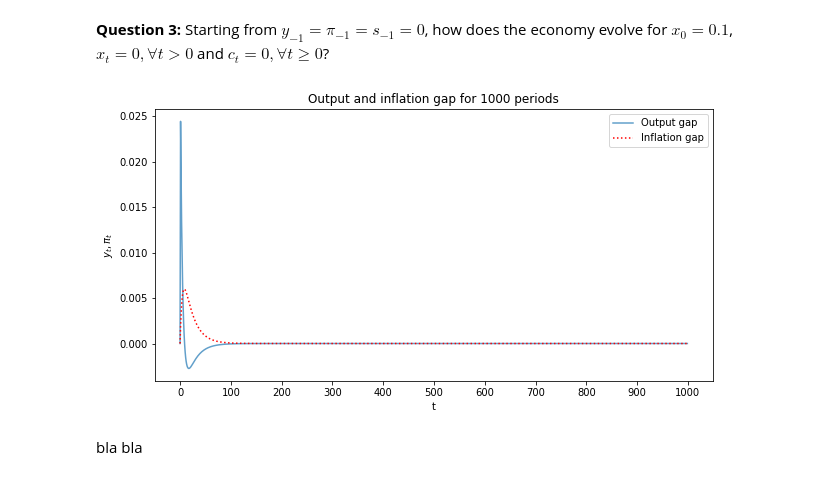
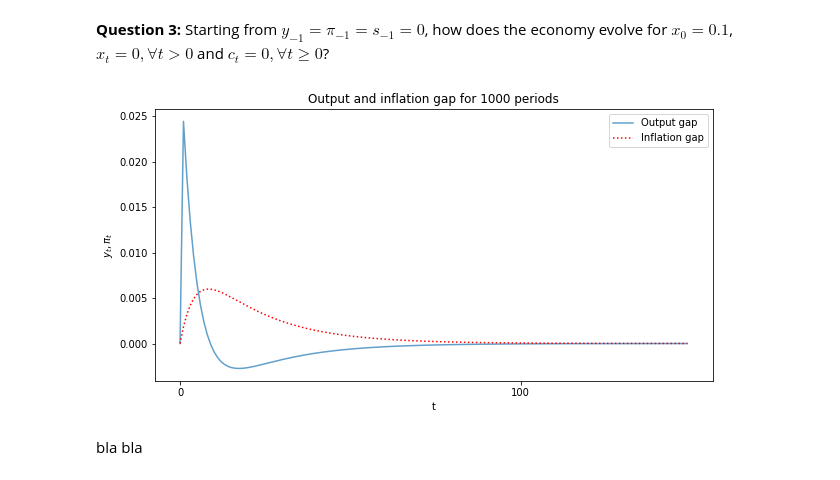
Before and after one commit to NumEconCopenhagen/projects-2019-wms, a Jupyter notebook: examproject/exam_2019.ipynb, the cells around one changed output. Drawn from its saved outputs; the diff is of its cells as text; code cells hidden in the pictures.

```diff
--- a/examproject/exam_2019.ipynb
+++ b/examproject/exam_2019.ipynb
@@ -367,18 +367,18 @@ sm.init_printing(use_unicode=True) # for pretty printing
 ##### Define the parameters and the functions
 # %%
 # Define the parameters and the functions
-pi = sm.symbols('\pi_t')
+pi = sm.symbols('pi')
 gamma = par['gamma']
 phi = par['phi']
-y = sm.symbols('y_t')
-y_lag = sm.symbols('y_{t-1}')
-pi_lag = sm.symbols('\pi_{t-1}')
-s = sm.symbols('s_t')
-s_lag = sm.symbols('s_{t-1}')
+y = sm.symbols('y')
+y_lag = sm.symbols('y_lag')
+pi_lag = sm.symbols('pi_lag')
+s = sm.symbols('s')
+s_lag = sm.symbols('s_lag')
 alpha = par['alpha']
 h = par['h']
 b = par['b']
-v = sm.symbols('v_t')
+v = sm.symbols('v')
 # %% [markdown]
 ##### Define AD and SRAS
 We now define AD and SRAS as stated in the problem.
@@ -528,7 +528,7 @@ omega = par['omega']
 sm.init_printing(pretty_print=False)
 # %%
 #Range to simulate over
-t = range(0, 1000, 1)
+t = range(0, 150, 1)
 # %%
 #Demand shocks
 x = [0 for i in t]
@@ -550,23 +550,23 @@ for i in range(1, max(t)+1):
 output = [0]
 inflation = [0]
 
-for i, j, k in zip(v, s, range(0, 999)):
+for i, j, k in zip(v, s, range(0, 149)):
     output.append(y_eq_func(pi_lag = inflation[k], s = j, v = i))
     inflation.append(pi_eq_func(pi_lag = inflation[k], s = j, y = y_eq_func(pi_lag = inflation[k], s = j, v = i)))
 # %%
 fig = plt.figure(figsize= (10,5))
 ax = fig.add_subplot(1,1,1)
 ax.plot(t, output, label = 'Output gap', alpha=0.7)
 ax.plot(t, inflation, linestyle= ':', label = 'Inflation gap', color='red')
 #ax.grid()
 ax.legend()
 ax.set_xlabel('t') #
 ax.set_ylabel('$y_t, \pi_t$')
 ax.set_title('Output and inflation gap for 1000 periods')
-plt.xticks(range(0, 1001, 100))
+plt.xticks(range(0, 151, 100))
 plt.show()
 # %% [output]
-[figure, old version]
+[figure, new version]
 # %% [markdown]
 bla bla
 # %% [markdown]
```
Also changed, not shown: parts of 8 cells of this notebook.
